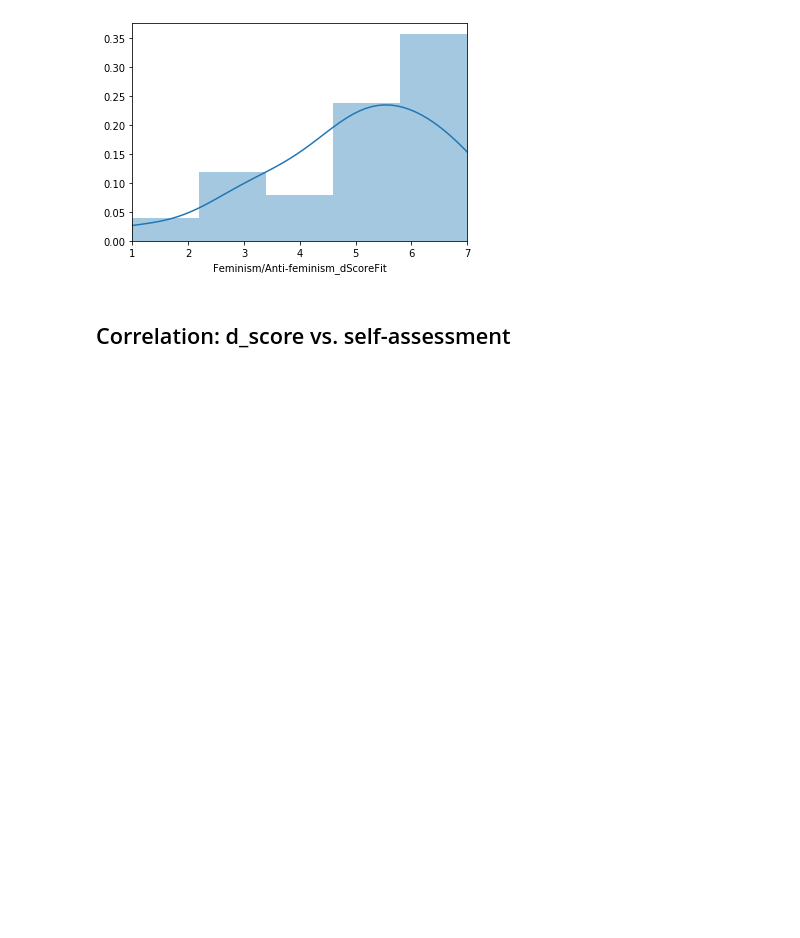
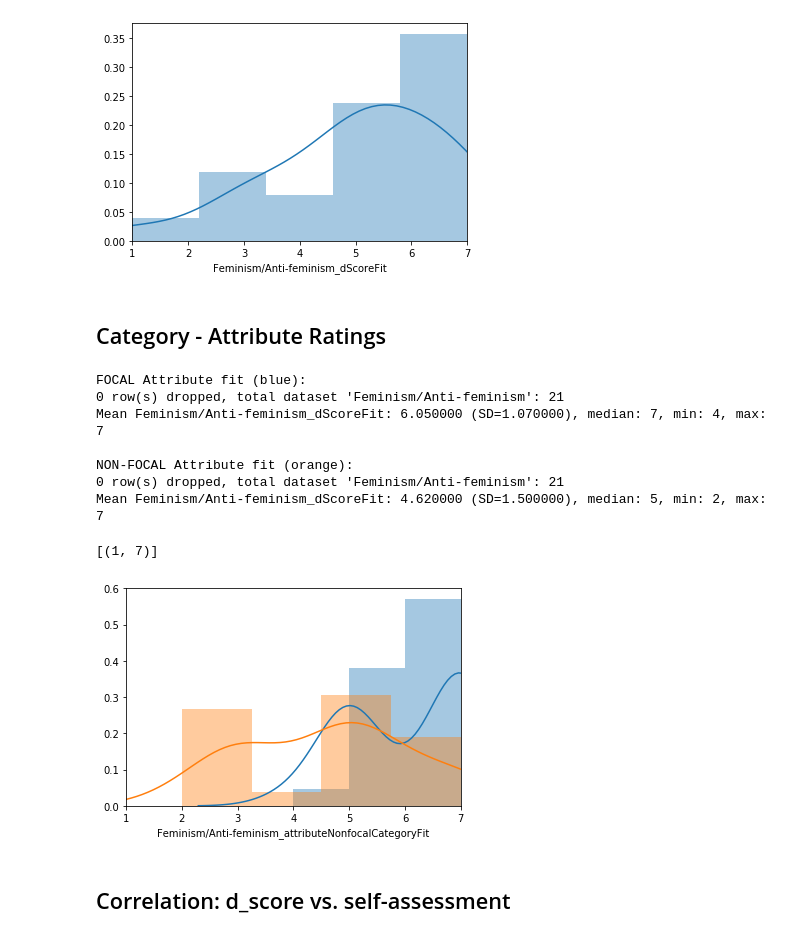
Before and after one commit to Til-D/biat_validation_analysis, a Jupyter notebook: BIAT_validation_batch_01.ipynb, the cells around one changed output. Saved outputs shown, nothing was run; the diff lists cells and outputs as text; code cells hidden in the pictures; blank space fills up the shorter version.

```diff
--- a/BIAT_validation_batch_01.ipynb
+++ b/BIAT_validation_batch_01.ipynb
@@ -255,6 +297,48 @@ figure.set(xlim=(1, 7))
 Mean Feminism/Anti-feminism_dScoreFit: 5.050000 (SD=1.600000), median: 5, min: 1, max: 7
 [(1, 7)]
 [figure]
+# %% [markdown]
+## Category - Attribute Ratings
+# %%
+# Focal
+focal_col = biat + '_attributeFocalCategoryFit'
+focal_scores = df_participants[focal_col]
+
+# remove NaNs
+c = len(focal_scores)
+focal_scores = focal_scores.dropna()
+print('FOCAL Attribute fit (blue):')
+print('%d row(s) dropped, total dataset \'%s\': %d' % (c-len(focal_scores), biat, len(focal_scores)))
+print('Mean %s: %f (SD=%f), median: %d, min: %d, max: %d' % (col, round(focal_scores.mean(), rounded_decimals), round(focal_scores.std(), rounded_decimals), np.median(focal_scores), focal_scores.min(), focal_scores.max()))
+print('')
+
+figure = sns.distplot(focal_scores);
+figure.set(xlim=(1, 7))
+
+# Non-Focal
+non_focal_col = biat + '_attributeNonfocalCategoryFit'
+non_focal_scores = df_participants[non_focal_col]
+
+# remove NaNs
+c = len(non_focal_scores)
+non_focal_scores = non_focal_scores.dropna()
+print('NON-FOCAL Attribute fit (orange):')
+print('%d row(s) dropped, total dataset \'%s\': %d' % (c-len(non_focal_scores), biat, len(non_focal_scores)))
+print('Mean %s: %f (SD=%f), median: %d, min: %d, max: %d' % (col, round(non_focal_scores.mean(), rounded_decimals), round(non_focal_scores.std(), rounded_decimals), np.median(non_focal_scores), non_focal_scores.min(), non_focal_scores.max()))
+print('')
+
+figure = sns.distplot(non_focal_scores);
+figure.set(xlim=(1, 7))
+# %% [output]
+FOCAL Attribute fit (blue):
+0 row(s) dropped, total dataset 'Feminism/Anti-feminism': 21
+Mean Feminism/Anti-feminism_dScoreFit: 6.050000 (SD=1.070000), median: 7, min: 4, max: 7
+
+NON-FOCAL Attribute fit (orange):
+0 row(s) dropped, total dataset 'Feminism/Anti-feminism': 21
+Mean Feminism/Anti-feminism_dScoreFit: 4.620000 (SD=1.500000), median: 5, min: 2, max: 7
+[(1, 7)]
+[figure, added]
 # %% [markdown]
 ## Correlation: d_score vs. self-assessment
 # %%
```
Also changed, not shown: parts of 11 cells of this notebook, 1 other file.
